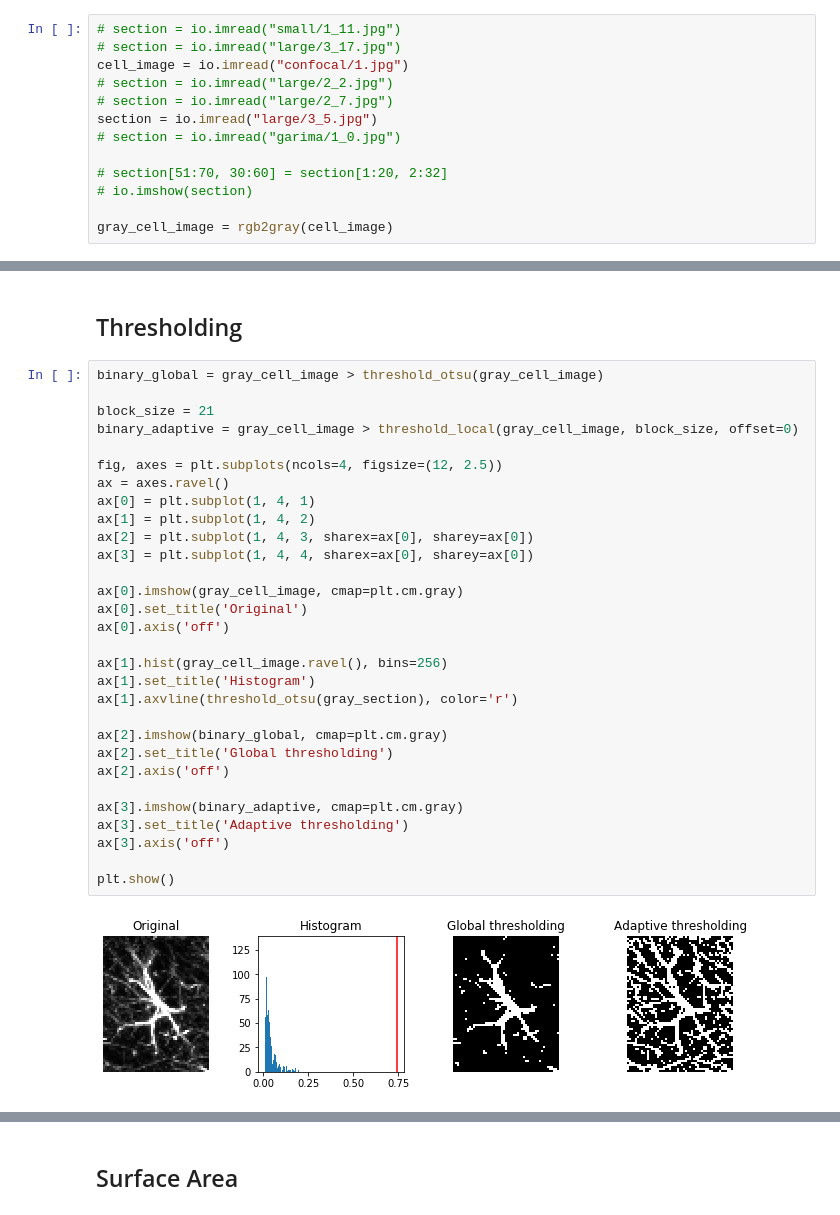
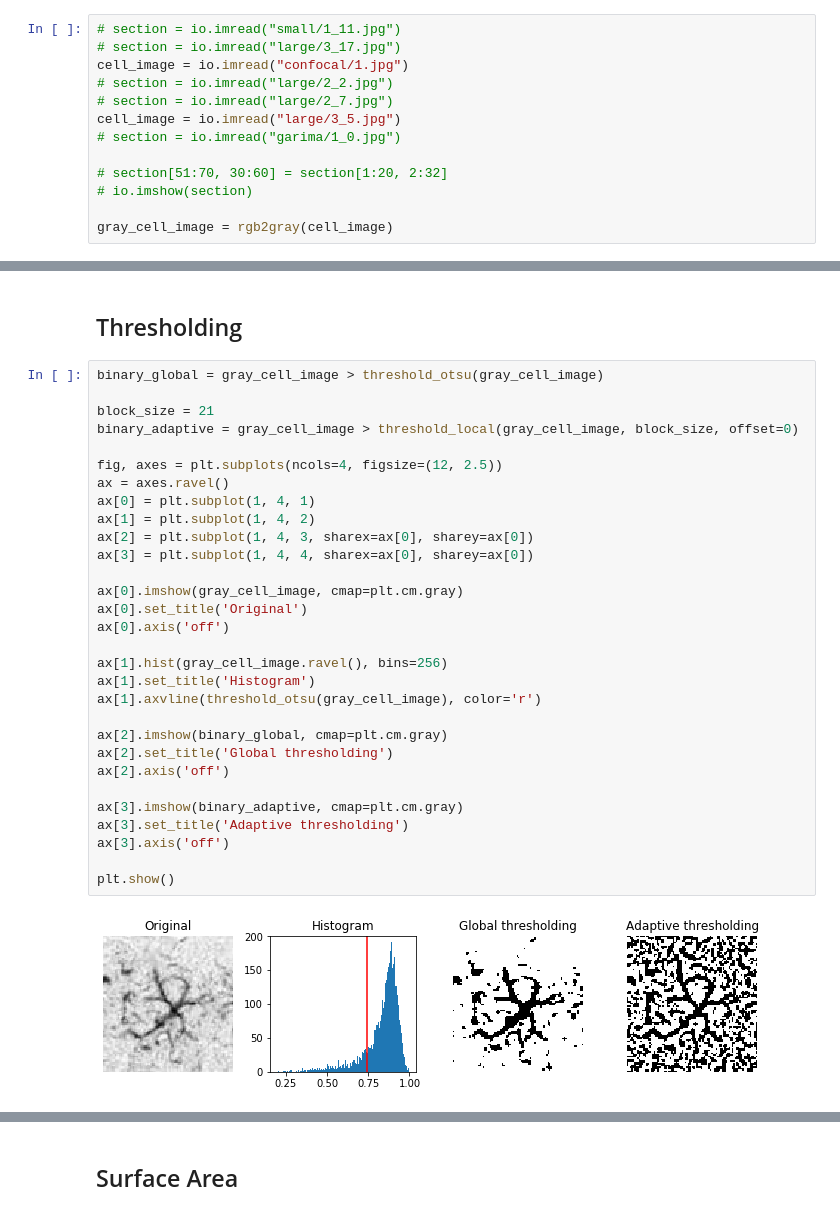
Before and after one commit to swanandlab/SMorph, a Jupyter notebook: sholl analysis.ipynb, the cells around one changed output, grey strips where cells are left out. Drawn from its saved outputs; the diff is of its cells as text.

```diff
--- a/sholl analysis.ipynb
+++ b/sholl analysis.ipynb
@@ -56,7 +59,7 @@ def plot(cell_pixel_coordinates, color):
 cell_image = io.imread("confocal/1.jpg")
 # section = io.imread("large/2_2.jpg")
 # section = io.imread("large/2_7.jpg")
-section = io.imread("large/3_5.jpg")
+cell_image = io.imread("large/3_5.jpg")
 # section = io.imread("garima/1_0.jpg")
 
 # section[51:70, 30:60] = section[1:20, 2:32]
@@ -213,35 +214,35 @@ array([49., 49.])
 # %%
 binary_global = gray_cell_image > threshold_otsu(gray_cell_image)
 
 block_size = 21
 binary_adaptive = gray_cell_image > threshold_local(gray_cell_image, block_size, offset=0)
 
 fig, axes = plt.subplots(ncols=4, figsize=(12, 2.5))
 ax = axes.ravel()
 ax[0] = plt.subplot(1, 4, 1)
 ax[1] = plt.subplot(1, 4, 2)
 ax[2] = plt.subplot(1, 4, 3, sharex=ax[0], sharey=ax[0])
 ax[3] = plt.subplot(1, 4, 4, sharex=ax[0], sharey=ax[0])
 
 ax[0].imshow(gray_cell_image, cmap=plt.cm.gray)
 ax[0].set_title('Original')
 ax[0].axis('off')
 
 ax[1].hist(gray_cell_image.ravel(), bins=256)
 ax[1].set_title('Histogram')
-ax[1].axvline(threshold_otsu(gray_section), color='r')
+ax[1].axvline(threshold_otsu(gray_cell_image), color='r')
 
 ax[2].imshow(binary_global, cmap=plt.cm.gray)
 ax[2].set_title('Global thresholding')
 ax[2].axis('off')
 
 ax[3].imshow(binary_adaptive, cmap=plt.cm.gray)
 ax[3].set_title('Adaptive thresholding')
 ax[3].axis('off')
 
 plt.show()
 # %% [output]
-[figure, old version]
+[figure, new version]
 # %%
 fig, ax = try_all_threshold(gray_cell_image, figsize=(10, 8), verbose=False)
 plt.show()
```
Also changed, not shown: parts of 43 cells of this notebook.
